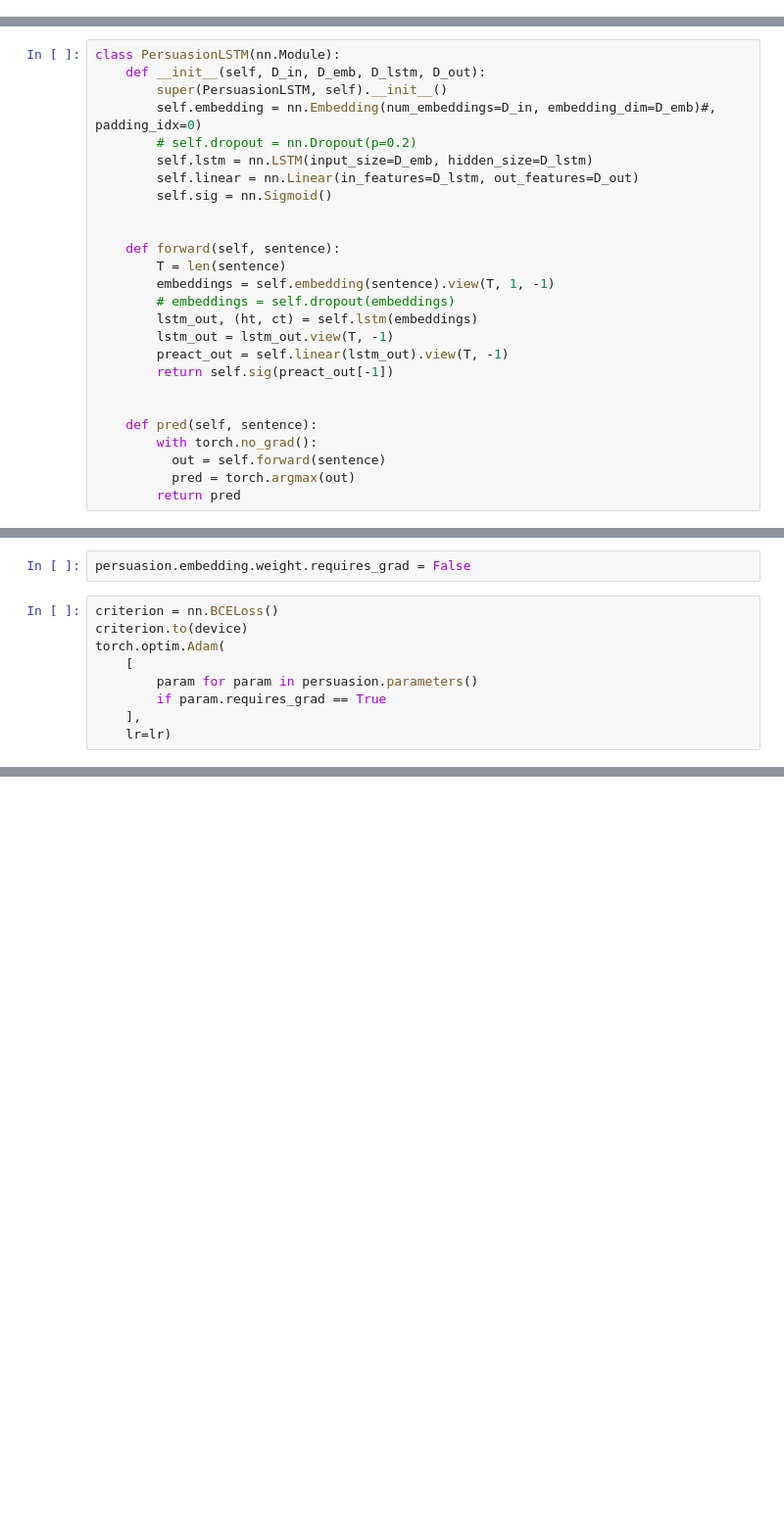
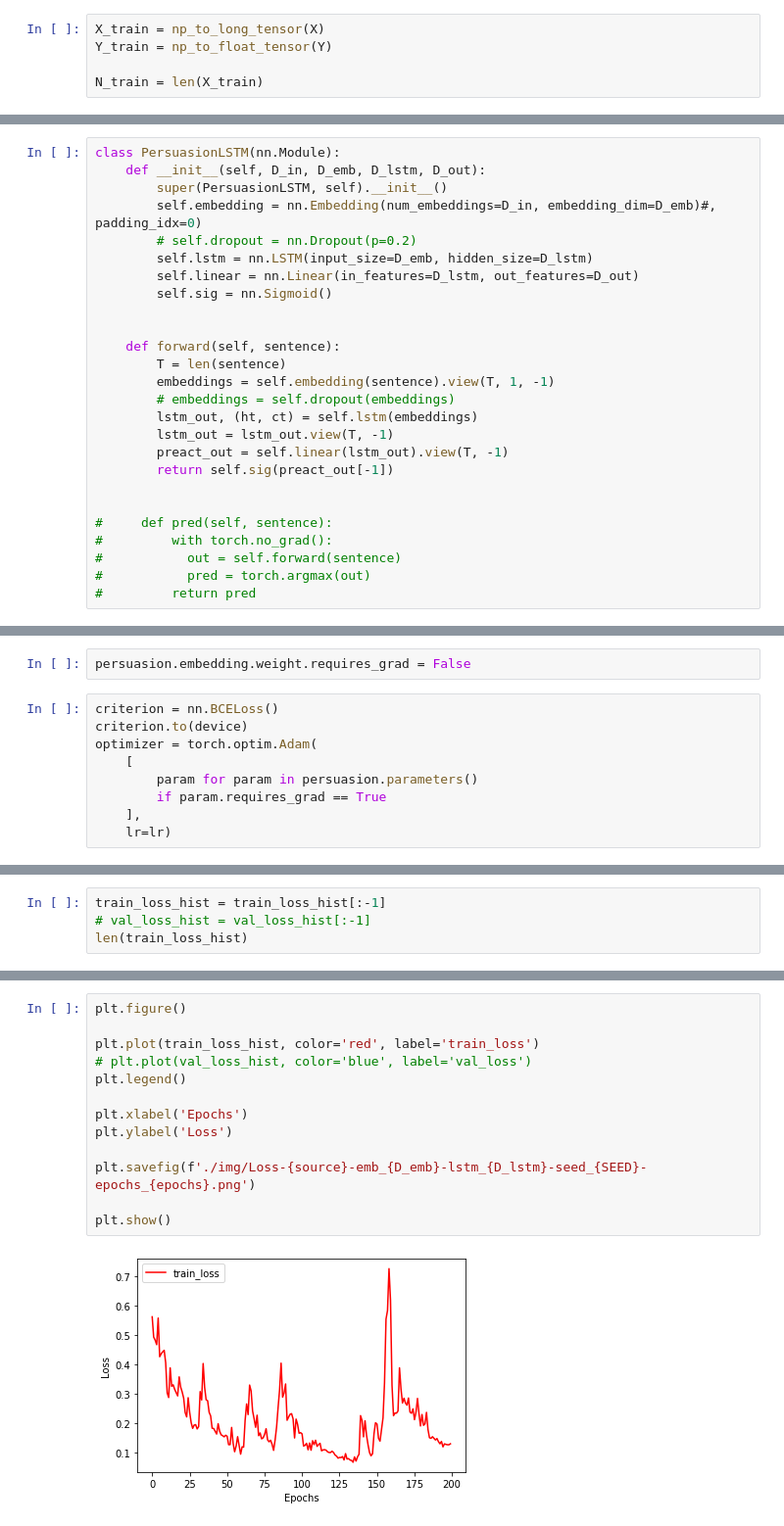
Before and after one commit to gandresto/APIT-2020-2, a Jupyter notebook: ProyectoFinal/AnálisisPersuasivo/clasificador-train.ipynb, the cells around one changed output, grey strips where cells are left out. Shown: that part at 98% size. Drawn from its saved outputs; the diff is of its cells as text; blank space fills up the shorter version.

```diff
--- a/ProyectoFinal/AnálisisPersuasivo/clasificador-train.ipynb
+++ b/ProyectoFinal/AnálisisPersuasivo/clasificador-train.ipynb
@@ -155,3 +174,8 @@ Y[:5]
+# %%
+X_train = np_to_long_tensor(X)
+Y_train = np_to_float_tensor(Y)
+
+N_train = len(X_train)
 # %% [markdown]
 ## Descripción del modelo
 # %%
@@ -175,11 +199,11 @@ class PersuasionLSTM(nn.Module):
         return self.sig(preact_out[-1])
 
 
-    def pred(self, sentence):
-        with torch.no_grad():
-          out = self.forward(sentence)
-          pred = torch.argmax(out)
-        return pred
+#     def pred(self, sentence):
+#         with torch.no_grad():
+#           out = self.forward(sentence)
+#           pred = torch.argmax(out)
+#         return pred
 # %%
 # Dimensiones de la red neuronal
 D_in = tam_vocab
@@ -223,7 +247,7 @@ persuasion.embedding.weight.requires_grad = False
 # %%
 criterion = nn.BCELoss()
 criterion.to(device)
-torch.optim.Adam(
+optimizer = torch.optim.Adam(
     [
         param for param in persuasion.parameters()
         if param.requires_grad == True
@@ -240,0 +318,4 @@ Parameter Group 0
+# %%
+train_loss_hist = train_loss_hist[:-1]
+# val_loss_hist = val_loss_hist[:-1]
+len(train_loss_hist)
@@ -240,0 +332,15 @@ Parameter Group 0
+# %%
+plt.figure()
+
+plt.plot(train_loss_hist, color='red', label='train_loss')
+# plt.plot(val_loss_hist, color='blue', label='val_loss')
+plt.legend()
+
+plt.xlabel('Epochs')
+plt.ylabel('Loss')
+
+plt.savefig(f'./img/Loss-{source}-emb_{D_emb}-lstm_{D_lstm}-seed_{SEED}-epochs_{epochs}.png')
+
+plt.show()
+# %% [output]
+[figure, added]
```
Also changed, not shown: parts of 11 cells of this notebook, 2 other files.
